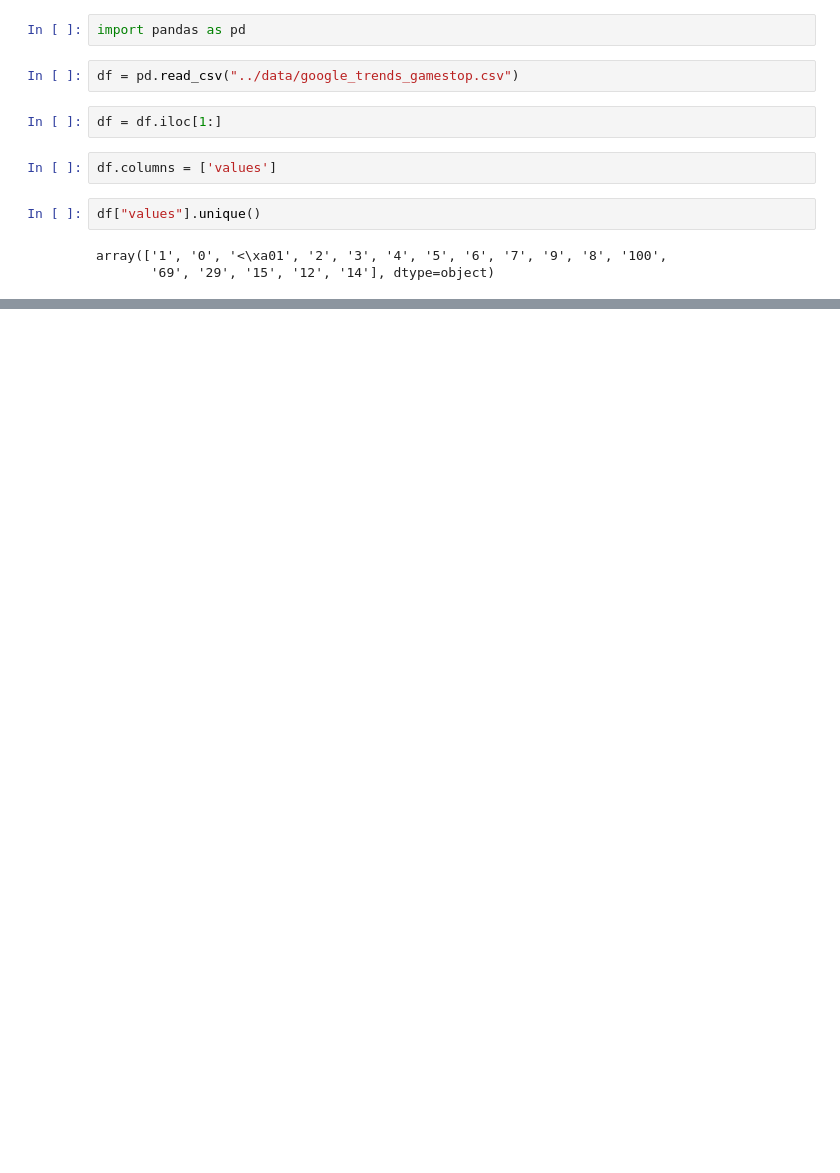
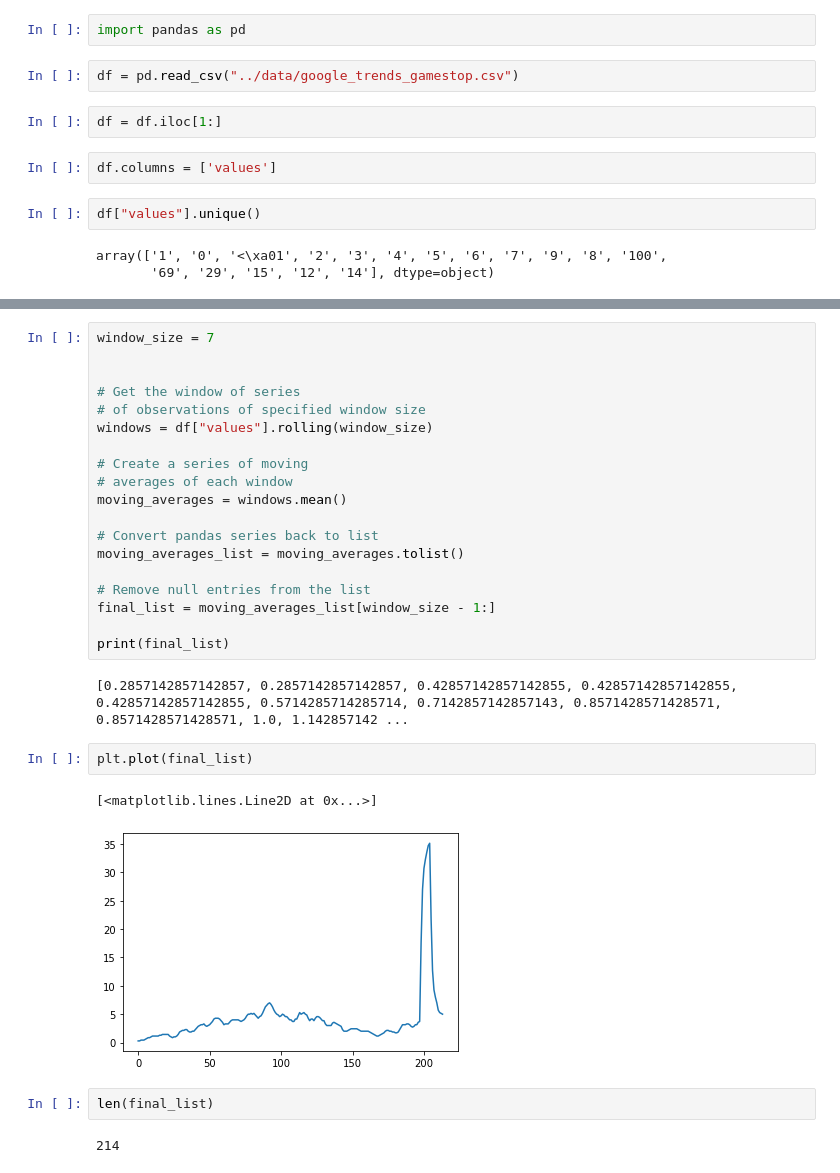
Before and after one commit to FrancoisMizrahi/LondonLab_EY, a Jupyter notebook: francoismizrahi/sandbox_google_trends_api.ipynb, the cells around one changed output, grey strips where cells are left out. Saved outputs shown, nothing was run; the diff lists cells and outputs as text; blank space fills up the shorter version.

```diff
--- a/francoismizrahi/sandbox_google_trends_api.ipynb
+++ b/francoismizrahi/sandbox_google_trends_api.ipynb
@@ -40,0 +73,30 @@ len(df)
+# %%
+window_size = 7
+
+
+# Get the window of series
+# of observations of specified window size
+windows = df["values"].rolling(window_size)
+
+# Create a series of moving
+# averages of each window
+moving_averages = windows.mean()
+
+# Convert pandas series back to list
+moving_averages_list = moving_averages.tolist()
+
+# Remove null entries from the list
+final_list = moving_averages_list[window_size - 1:]
+
+print(final_list)
+# %% [output]
+[0.2857142857142857, 0.2857142857142857, 0.42857142857142855, 0.42857142857142855, 0.42857142857142855, 0.5714285714285714, 0.7142857142857143, 0.8571428571428571, 0.8571428571428571, 1.0, 1.142857142 ...
+# %%
+plt.plot(final_list)
+# %% [output]
+[<matplotlib.lines.Line2D at 0x...>]
+[figure, added]
+# %%
+len(final_list)
+# %% [output]
+214
```
Also changed, not shown: parts of 5 cells of this notebook.
